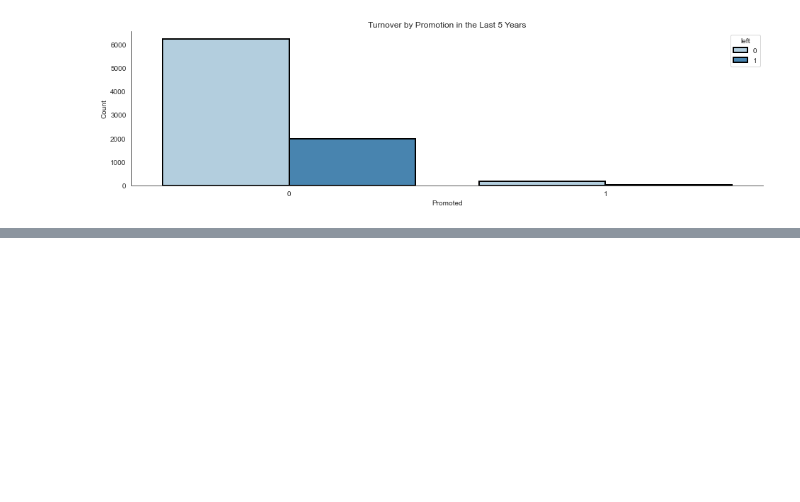
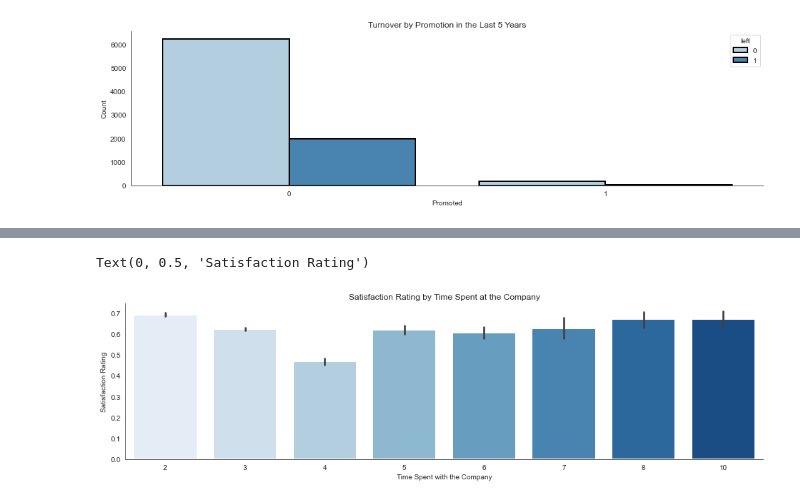
Before and after one commit to Sam-keeler/HR_data_analytics, a Jupyter notebook: turnover_analysis.ipynb, the cells around one changed output, grey strips where cells are left out. Cells and saved outputs as stored; diff of their text form; code cells hidden in the pictures; blank space fills up the shorter version.

```diff
--- a/turnover_analysis.ipynb
+++ b/turnover_analysis.ipynb
@@ -199,0 +240,10 @@ Text(0, 0.5, 'Satisfaction Rating')
+# %%
+plt.subplots(figsize=(16, 4))
+sns.set_style(style='white')
+sns.despine()
+sns.barplot(x = 'time_spend_company', y = 'satisfaction_level', data=train, palette='Blues', linewidth=2).set_title('Satisfaction Rating by Time Spent at the Company')
+plt.xlabel('Time Spent with the Company')
+plt.ylabel('Satisfaction Rating')
+# %% [output]
+Text(0, 0.5, 'Satisfaction Rating')
+[figure, added]
```
Also changed, not shown: parts of 3 cells of this notebook.
